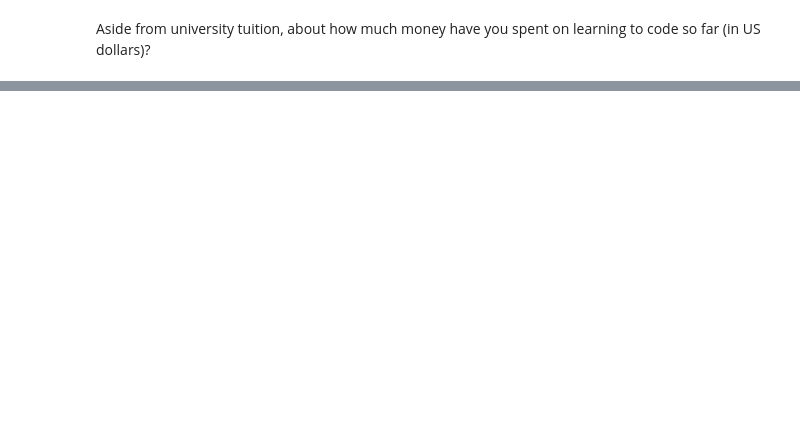
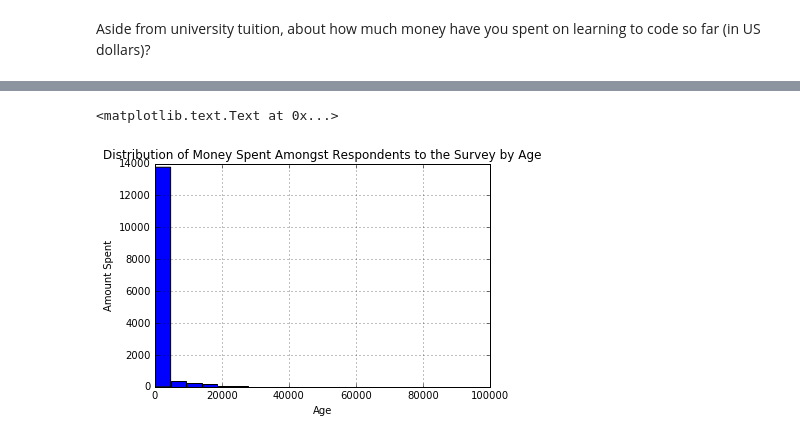
Before and after one commit to freeCodeCamp/2016-new-coder-survey, a Jupyter notebook: New Coders Data Analysis.ipynb, the cells around one changed output, grey strips where cells are left out. Cells and saved outputs as stored; diff of their text form; code cells hidden in the pictures; blank space fills up the shorter version.

```diff
--- a/New Coders Data Analysis.ipynb
+++ b/New Coders Data Analysis.ipynb
@@ -68,0 +122,8 @@ Aside from university tuition, about how much money have you spent on learning t
+# %%
+moneyBar = df['MoneyForLearning'].hist(bins=20, range=(0,93000)) # trying to figure out data because the range is from 0 to $93,000
+moneyBar.set_title('Distribution of Money Spent Amongst Respondents to the Survey by Age')
+moneyBar.set_xlabel('Age')
+moneyBar.set_ylabel('Amount Spent')
+# %% [output]
+<matplotlib.text.Text at 0x...>
+[figure, added]
```
Also changed, not shown: parts of 9 cells of this notebook, 6 other files.
